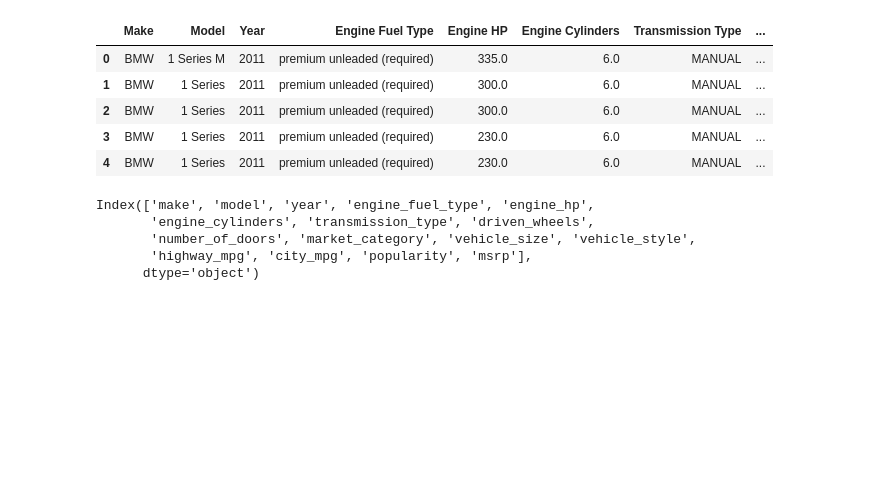
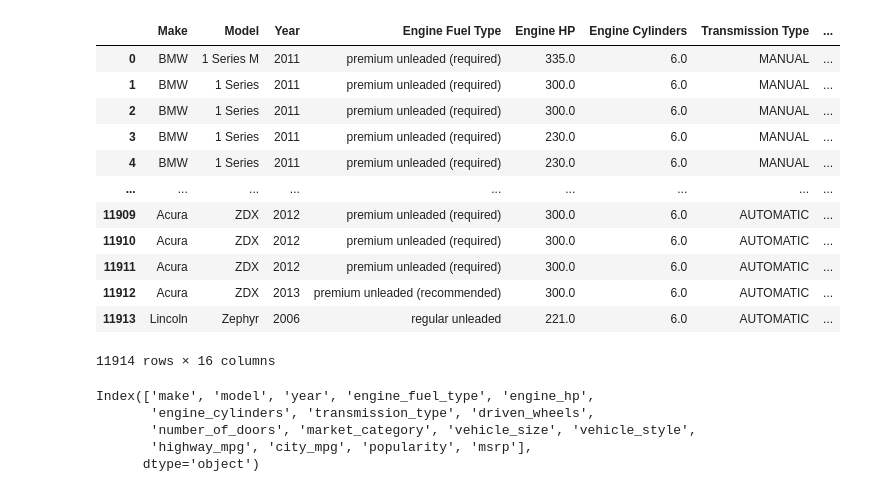
Before and after one commit to Budad22/Machine-Learning_homework, a Jupyter notebook: 02/02.ipynb, the cells around one changed output. Saved outputs shown, nothing was run; the diff lists cells and outputs as text; code cells hidden in the pictures; blank space fills up the shorter version.

```diff
--- a/02/02.ipynb
+++ b/02/02.ipynb
@@ -3,18 +3,24 @@ import pandas as pd
 from urllib.request import urlretrieve
 import numpy as np
 # %%
-data = 'https://raw.githubusercontent.com/alexeygrigorev/mlbookcamp-code/master/chapter-02-car-price/data.csv'
-urlretrieve(data, "data.csv")
+url = "https://raw.githubusercontent.com/alexeygrigorev/mlbookcamp-code/master/chapter-02-car-price/data.csv"
 
-df = pd.read_csv("data.csv")
-df.head()
+df = pd.read_csv(url)
+df
 # %% [output]
 |  | Make | Model | Year | Engine Fuel Type | Engine HP | Engine Cylinders | Transmission Type | ... |
 | 0 | BMW | 1 Series M | 2011 | premium unleaded (required) | 335.0 | 6.0 | MANUAL | ... |
 | 1 | BMW | 1 Series | 2011 | premium unleaded (required) | 300.0 | 6.0 | MANUAL | ... |
 | 2 | BMW | 1 Series | 2011 | premium unleaded (required) | 300.0 | 6.0 | MANUAL | ... |
 | 3 | BMW | 1 Series | 2011 | premium unleaded (required) | 230.0 | 6.0 | MANUAL | ... |
 | 4 | BMW | 1 Series | 2011 | premium unleaded (required) | 230.0 | 6.0 | MANUAL | ... |
+| ... | ... | ... | ... | ... | ... | ... | ... | ... |
+| 11909 | Acura | ZDX | 2012 | premium unleaded (required) | 300.0 | 6.0 | AUTOMATIC | ... |
+| 11910 | Acura | ZDX | 2012 | premium unleaded (required) | 300.0 | 6.0 | AUTOMATIC | ... |
+| 11911 | Acura | ZDX | 2012 | premium unleaded (required) | 300.0 | 6.0 | AUTOMATIC | ... |
+| 11912 | Acura | ZDX | 2013 | premium unleaded (recommended) | 300.0 | 6.0 | AUTOMATIC | ... |
+| 11913 | Lincoln | Zephyr | 2006 | regular unleaded | 221.0 | 6.0 | AUTOMATIC | ... |
+11914 rows × 16 columns
 # %%
 df.columns = df.columns.str.lower().str.replace(' ', '_')
 print(df.columns)
```
Also changed, not shown: parts of 12 cells of this notebook, 1 other file.
